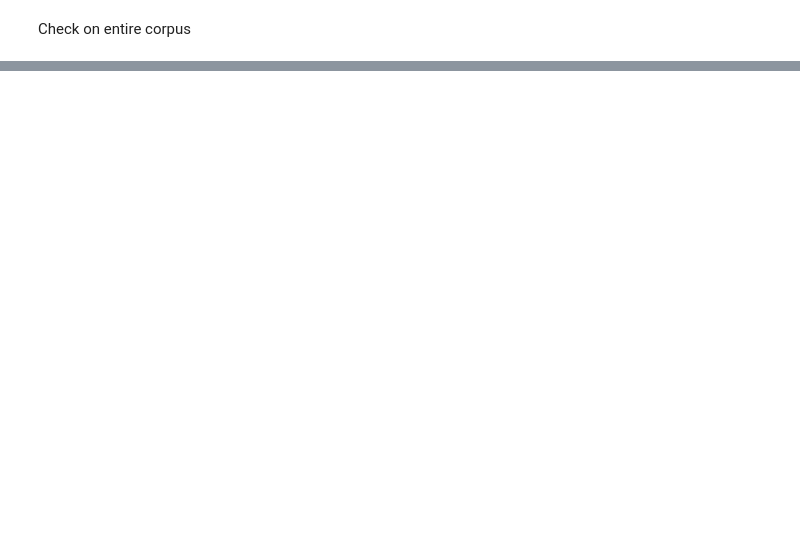
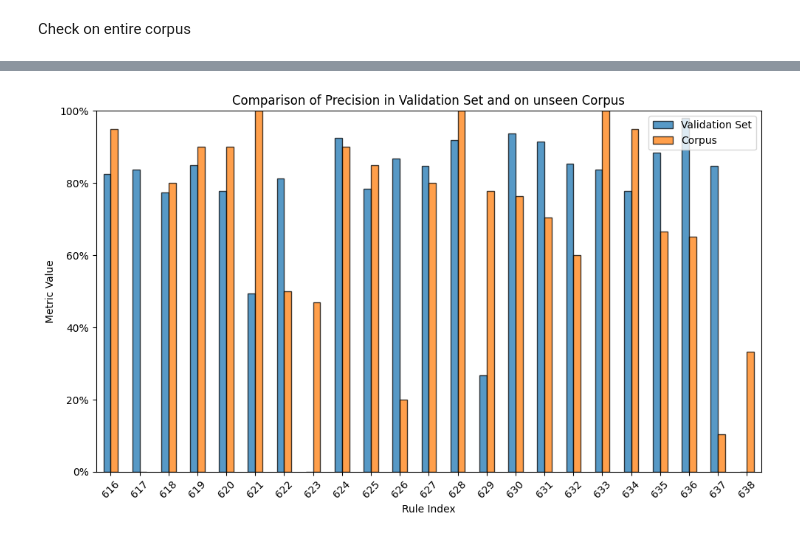
Before and after one commit to shivster2000/grammarctg, a Jupyter notebook: experiments/012_corpus_training.ipynb, the cells around one changed output, grey strips where cells are left out. Cells and saved outputs as stored; diff of their text form; code cells hidden in the pictures; blank space fills up the shorter version.

```diff
--- a/experiments/012_corpus_training.ipynb
+++ b/experiments/012_corpus_training.ipynb
@@ -230,4 +190,2 @@ Accuracy: 1.0
 # %%
 models.save_classifier(classifier, nr, "corpus_training")
-# %%
-exp =models.load_classifier(616, "corpus_training")
@@ -237,0 +419,14 @@ models.probe_model(exp, "Would you like to invite me?")
+# %%
+df = pd.DataFrame({'Validation Set': [m['precision'] for m in metrics.values()], 'Corpus': list(correct_per_rule)})
+ax = df.plot(kind='bar', figsize=(10, 6), alpha=0.75, edgecolor='black')
+ax.set_xlabel("Rule Index")
+ax.set_ylabel("Metric Value")
+ax.set_title("Comparison of Precision in Validation Set and on unseen Corpus")
+ax.set_xticklabels(correct_per_rule.index, rotation=45)
+ax.set_ylim(0, 1)
+ax.yaxis.set_major_formatter(FuncFormatter(lambda y, _: f'{y*100:.0f}%'))
+
+plt.tight_layout()
+plt.show()
+# %% [output]
+[figure, added]
```
Also changed, not shown: parts of 28 cells of this notebook, 15 other files.
